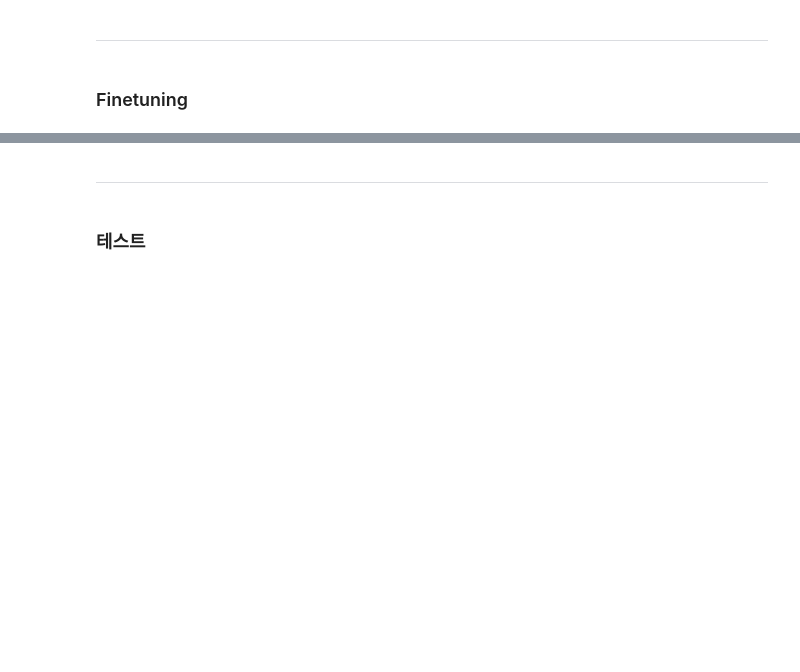
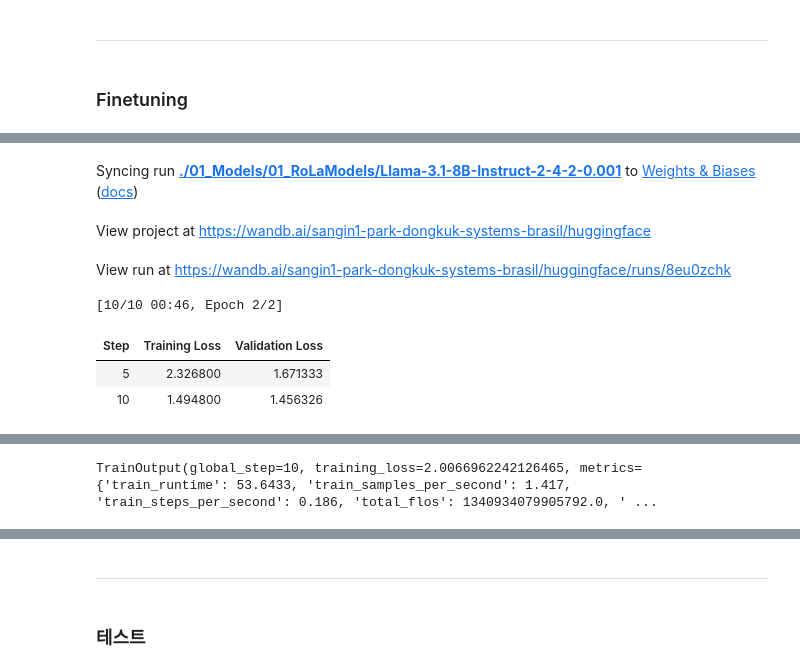
Before and after one commit to tkddls3319/Llama3.1-finetuning, a Jupyter notebook: 02_Scripts/SFT_meta__Llama-3.1-8B-Instruct.ipynb, the cells around one changed output, grey strips where cells are left out. Drawn from its saved outputs; the diff is of its cells as text; code cells hidden in the pictures; blank space fills up the shorter version.

```diff
--- a/02_Scripts/SFT_meta__Llama-3.1-8B-Instruct.ipynb
+++ b/02_Scripts/SFT_meta__Llama-3.1-8B-Instruct.ipynb
@@ -108,29 +195,44 @@ lora_config = LoraConfig(
 # %%
 import transformers
-from transformers import Trainer, TrainingArguments, DataCollatorForLanguageModeling
+import wandb
+from transformers import Trainer, TrainingArguments
 from trl import SFTTrainer
 
 train_args = TrainingArguments(
-    per_device_train_batch_size=2, # 배치 크기 (GPU당 샘플 개수)
-    gradient_accumulation_steps=1,  # 메모리 최적화 Gradient Accumulation 누적 스텝 (메모리 부족 시 증가 가능)
+    # max_seq_length=512,
+    # dataset_text_field="text",
+    # packing=False,
+
+    per_device_train_batch_size=batch_size, # 배치 크기 (GPU당 샘플 개수)
+    gradient_accumulation_steps=gradient_step,  # 메모리 최적화 Gradient Accumulation 누적 스텝 (메모리 부족 시 증가 가능)
     gradient_checkpointing=True, # 활성화하면 GPU 메모리 사용 감소 가능
-    num_train_epochs=1, # 전체 데이터셋을 몇 번 반복해서 학습할 것인지
-    # warmup_steps=30,  # 학습률을 서서히 증가시키는 단계 (0~100)
-    # max_steps=300 ,  # 최대 학습 스텝
-    learning_rate=2e-4,  # 학습률 (기본 2e-4)
+
+    num_train_epochs=epoch,
+    # max_steps=step ,
+
+    optim="adamw_torch", # paged_adamw_8bit (VRAM절약 성능 하락) adamw_torch(정확도 높음 메모리사용량 높음)
+
+    learning_rate=learningrate,  # 학습률 (기본 2e-4)
     lr_scheduler_type="linear", # 학습률 스케줄러 종류 ( linear, cosine, constant )
-    weight_decay=0.01,
-    bf16=True, # 정밀도 ( FP32, FP16, BF16 )
-    warmup_ratio=0.1, # 전체 Step 수의 10% 동안 학습률을 점진적으로 증가
-    optim="adamw_torch", # paged_adamw_8bit (VRAM절약 성능 하락) adamw_torch(정확도 높음 메모리사용량 높음)
+
+    fp16=True, #정밀도
+    bf16=False, # 이거 사용하면 오류남 왜인진 모르겠음;; 아마  (A100 GPU같이 고성능 gpu에서 쓰이면 좋아서 그런듯 후...)
+
+    weight_decay=0.01, # 모델이 과적합(Overfitting)되는 것을 방지하기 위해 가중치(Weight)에 패널티를 부여하는 기법  ( 일반화 성능 향상 )
+
+    warmup_ratio=0.1, # 상승곡선
+
     seed=42,
-    output_dir="../01_Models/01_RoLaModels",
-    logging_steps=10,
-    evaluation_strategy="steps",
-    eval_steps=50,
-    save_strategy="epoch", # 에포크 단위로 저장
-    report_to="none", # WandB, TensorBoard 등 로그 저장 안 함 (필요시 변경)
-    # log_level="debug",
+
+    evaluation_strategy="steps", # eval_steps마다 평가
+    eval_steps=5, # eval 훈련 스텝이 xx번 진행될 때마다 검증 데이터셋 평가
+
+    logging_steps=2,
+    output_dir= output_dir,
+    save_strategy="epoch",
+    log_level="debug",
+
+    report_to="wandb", # none, wandb 사용
 )
 
 # Trainer Setup
@@ -141,12 +243,25 @@ trainer = SFTTrainer(
     train_dataset=train_data,
     eval_dataset=val_data,
     args=train_args,
+)
 
-    # dataset_text_field="text",
-    # max_seq_length=1024,
-    # packing=False,
-)
+# wandb 사용할거면 주석풀고 사용하세요.
+# wandb.finish() # 이전 실행 종료 (안 하면 새로운 실행이 안 생길 수도 있음)
+
+# # wandb 사용
+# wandb.init(
+#     project="exaone-learning_rate",
+#     name=outName,
+#     reinit=True,
+#     config={
+#         "learning_rate": learningrate,
+#         "batch_size": batch_size,
+#         "gradient_accumulation_steps": gradient_step,
+#         "num_train_epochs": epoch
+#     }
+# )
 
 model.config.use_cache = False
 # 학습 시작
 trainer.train()
+# %% [output]
@@ -152,0 +286,7 @@ trainer.train()
+Syncing run ./01_Models/01_RoLaModels/Llama-3.1-8B-Instruct-2-4-2-0.001 to Weights & Biases (docs)
+View project at https://wandb.ai/sangin1-park-dongkuk-systems-brasil/huggingface
+View run at https://wandb.ai/sangin1-park-dongkuk-systems-brasil/huggingface/runs/8eu0zchk
+[10/10 00:46, Epoch 2/2]
+| Step | Training Loss | Validation Loss |
+| 5 | 2.326800 | 1.671333 |
+| 10 | 1.494800 | 1.456326 |
@@ -153,3 +310,4 @@ trainer.train()
+TrainOutput(global_step=10, training_loss=2.0066962242126465, metrics={'train_runtime': 53.6433, 'train_samples_per_second': 1.417, 'train_steps_per_second': 0.186, 'total_flos': 1340934079905792.0, ' ...
 # %%
 model.eval() # 모델의 가중치는 변경하지 않고, forward 연산만 수행함.
 model.config.use_cache = True  # 이전 계산 결과를 저장하고 사용	추론 속도 빨라짐, 메모리 사용 증가
```
Also changed, not shown: parts of 14 cells of this notebook.
